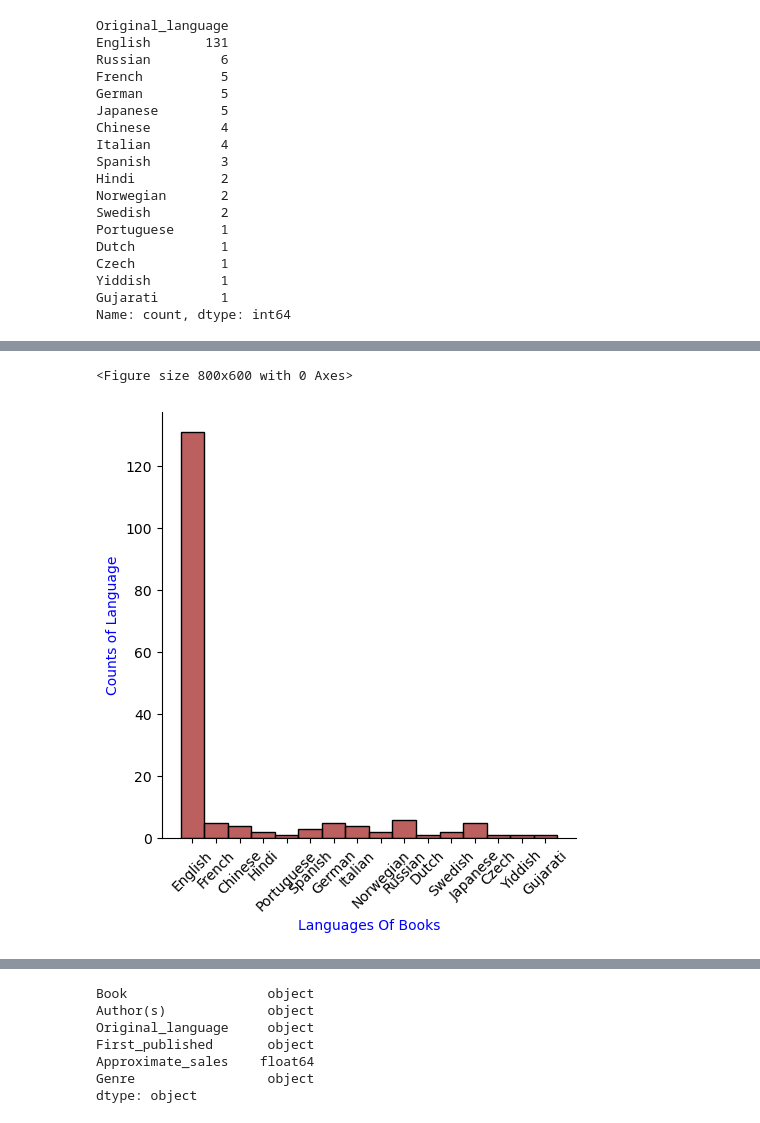
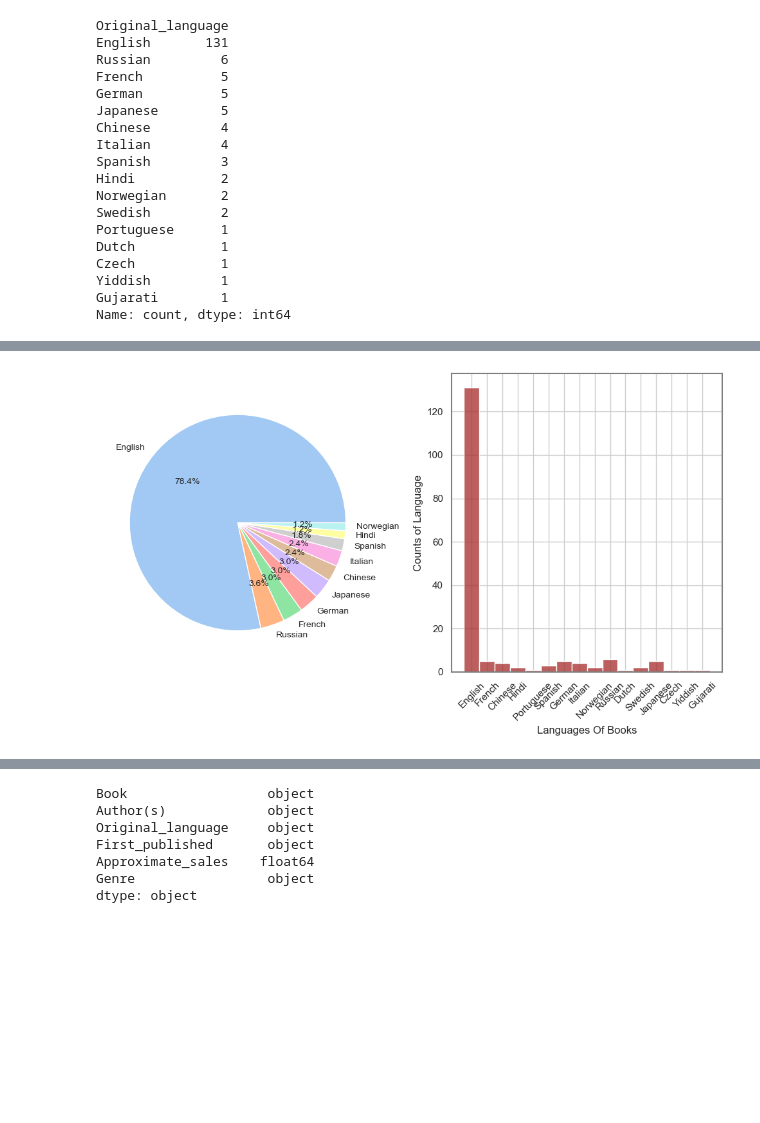
Before and after one commit to FatmagulKadioglu/Exploring-Trends-In-Global-Book-Sales, a Jupyter notebook: Best_Selling_Books.ipynb, the cells around one changed output, grey strips where cells are left out. Cells and saved outputs as stored; diff of their text form; code cells hidden in the pictures; blank space fills up the shorter version.

```diff
--- a/Best_Selling_Books.ipynb
+++ b/Best_Selling_Books.ipynb
@@ -310,14 +283,24 @@ plt.show()
-# %%
-plt.figure(figsize=(8,6))
-
-sns.displot(df.Original_language,color="brown")
-plt.xticks(rotation=45)
-plt.xlabel("Languages Of Books",color="blue")
-plt.ylabel("Counts of Language",color="blue")
-plt.show()
-# %% [output]
-<Figure size 800x600 with 0 Axes>
-[figure, removed]
+# %%
+plt.figure(figsize=(10,6))
+colors = sns.color_palette("pastel", 10)
+
+plt.subplot(1,2,1)
+plt.pie(df.Original_language.value_counts().nlargest(10),labels=df.Original_language.value_counts().nlargest(10).index,
+        autopct="%1.1f%%",
+        labeldistance=1.1,
+        colors=colors,
+        textprops={"fontsize":10})
+
+plt.subplot(1,2,2)
+sns.histplot(df.Original_language,color="brown")
+plt.xticks(rotation=45)
+plt.xlabel("Languages Of Books")
+plt.ylabel("Counts of Language")
+
+plt.tight_layout()
+plt.show()
+# %% [output]
+[figure, added]
 # %%
 df.sample(3)
 # %% [output]
```
Also changed, not shown: parts of 28 cells of this notebook.
